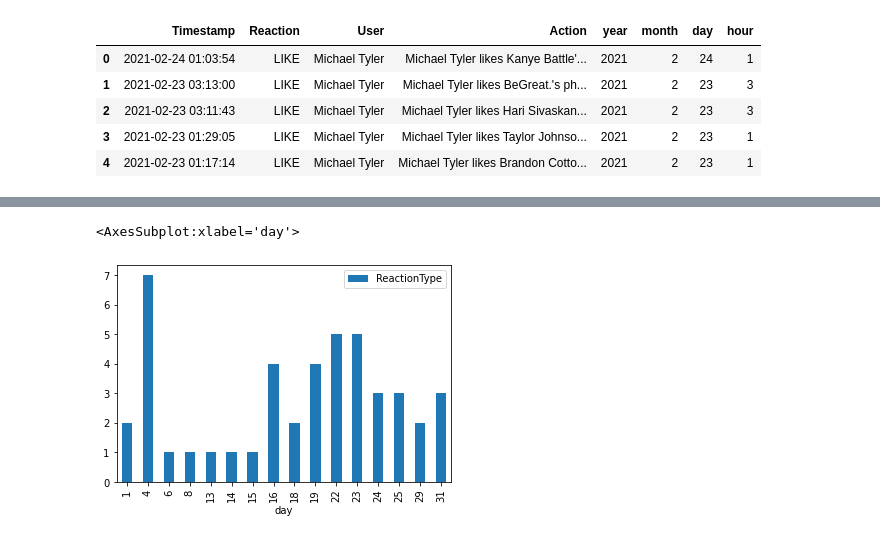
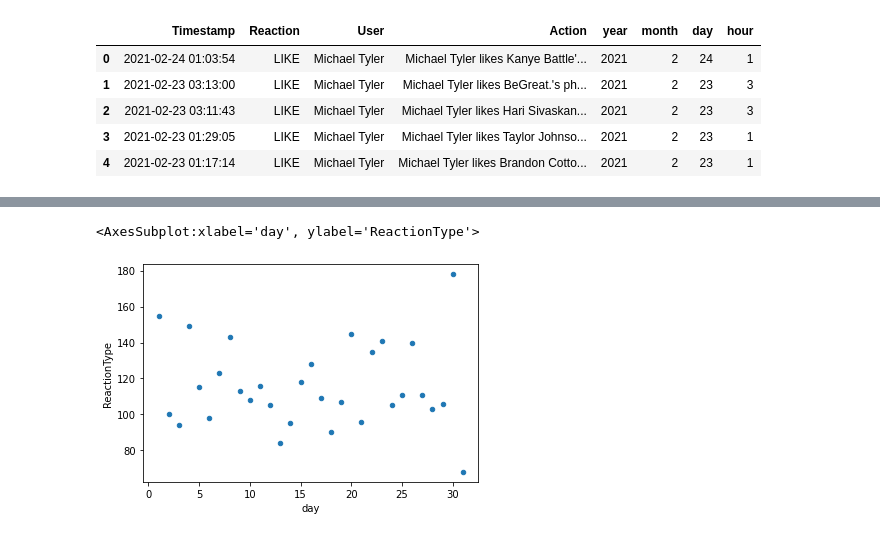
Before and after one commit to KyoldFusion/Facebook-Data, a Jupyter notebook: The Society/Sandbox/Mike/Post_and_comments.ipynb, the cells around one changed output, grey strips where cells are left out. Saved outputs shown, nothing was run; the diff lists cells and outputs as text; code cells hidden in the pictures.

```diff
--- a/The Society/Sandbox/Mike/Post_and_comments.ipynb
+++ b/The Society/Sandbox/Mike/Post_and_comments.ipynb
@@ -5,7 +5,7 @@ import pandas as pd
 import plotly as pt
 import numpy as np
 # %%
-p_pd = pd.read_csv('posts_and_comments.csv') #likes by me csv
+p_pd = pd.read_csv('Mike_posts_and_comments.csv') #likes by me csv
 # %%
 p_pd['Timestamp'] = pd.to_datetime(p_pd['Timestamp'],unit='s', yearfirst=True)
 # %%
@@ -91,5 +86,5 @@ pyear.head()
 # %%
-months.plot.bar(x='day', y='ReactionType')
+months.plot.scatter(x='day', y='ReactionType')
 # %% [output]
-<AxesSubplot:xlabel='day'>
+<AxesSubplot:xlabel='day', ylabel='ReactionType'>
-[figure, old version]
+[figure, new version]
```
Also changed, not shown: parts of 8 cells of this notebook, 2 other files.
